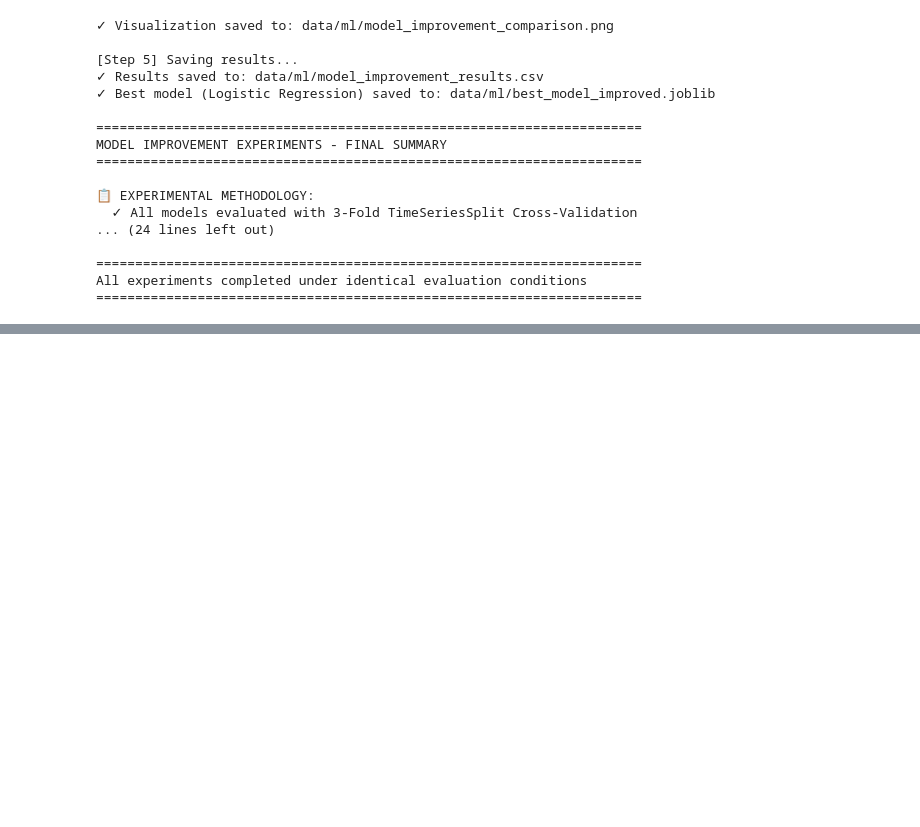
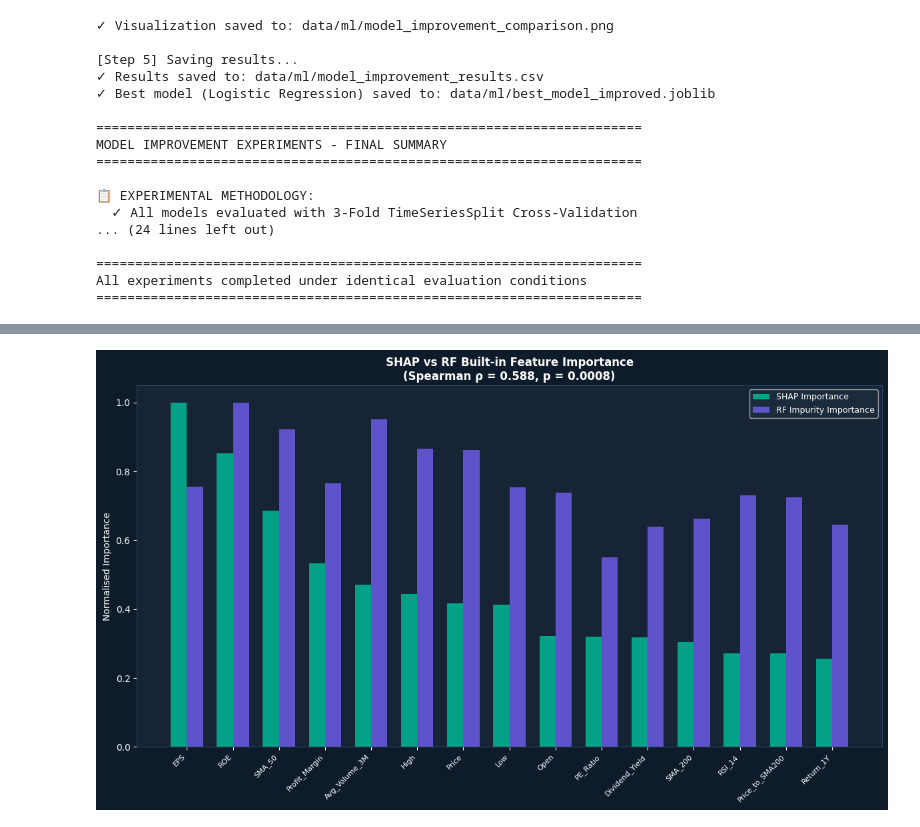
Before and after one commit to EugeneTan9/FYP_Financial_Advisor_Bot, a Jupyter notebook: FYP_Model_Improvement.ipynb, the cells around one changed output, grey strips where cells are left out. Drawn from its saved outputs; the diff is of its cells as text; code cells hidden in the pictures; blank space fills up the shorter version.

```diff
--- a/FYP_Model_Improvement.ipynb
+++ b/FYP_Model_Improvement.ipynb
@@ -710,0 +1251,99 @@ All experiments completed under identical evaluation conditions
+# %%
+# ============================================
+# STEP 6: SHAP vs RF FEATURE IMPORTANCE
+#         COMPARISON
+# ============================================
+# Compares SHAP's model-derived importance
+# against Random Forest's built-in impurity-based
+# feature importance — a key analysis for the report.
+# ============================================
+
+print("\n[Step 6] Comparing SHAP vs RF feature importance...")
+
+# Load RF built-in importance (saved in FYP_Development.ipynb)
+rf_importance_path = 'data/ml/feature_importance.csv'
+if os.path.exists(rf_importance_path):
+    rf_imp_df = pd.read_csv(rf_importance_path)
+    # Standardise column names
+    if 'Importance' not in rf_imp_df.columns:
+        rf_imp_df.columns = ['Feature', 'Importance']
+else:
+    # Recompute from model
+    rf_imp_df = pd.DataFrame({
+        'Feature':    feature_cols,
+        'Importance': rf_model.feature_importances_
+    })
+
+# Merge with SHAP importance
+comparison_df = feature_importance_shap.rename(
+    columns={'Mean_Abs_SHAP': 'SHAP_Importance'}).merge(
+    rf_imp_df.rename(columns={'Importance': 'RF_Importance'}),
+    on='Feature', how='inner'
+)
+
+# Normalise both to [0, 1] for fair comparison
+comparison_df['SHAP_Norm'] = (
+    comparison_df['SHAP_Importance'] /
+    comparison_df['SHAP_Importance'].max()
+)
+comparison_df['RF_Norm'] = (
+    comparison_df['RF_Importance'] /
+    comparison_df['RF_Importance'].max()
+)
+
+# Rank correlation
+from scipy.stats import spearmanr
+corr, pval = spearmanr(
+    comparison_df['SHAP_Importance'],
+    comparison_df['RF_Importance']
+)
+print(f"\n  Spearman rank correlation: {corr:.4f}  (p={pval:.4f})")
+if corr > 0.8:
+    print("  ✓ High agreement — both methods identify similar features")
+elif corr > 0.5:
+    print("  ⚠ Moderate agreement — some differences in feature ranking")
+else:
+    print("  ✗ Low agreement — SHAP reveals different patterns than RF importance")
+
+# Plot comparison
+top_n = 15
+top_feats_comp = comparison_df.nlargest(top_n, 'SHAP_Importance')
+
+fig, ax = plt.subplots(figsize=(12, 7))
+fig.patch.set_facecolor(DARK_BG)
+ax.set_facecolor(CARD_BG)
+
+x      = np.arange(len(top_feats_comp))
+width  = 0.35
+bars1  = ax.bar(x - width/2, top_feats_comp['SHAP_Norm'],
+                width, label='SHAP Importance',
+                color='#00b894', alpha=0.85)
+bars2  = ax.bar(x + width/2, top_feats_comp['RF_Norm'],
+                width, label='RF Impurity Importance',
+                color='#6c5ce7', alpha=0.85)
+
+ax.set_xticks(x)
+ax.set_xticklabels(top_feats_comp['Feature'],
+                   rotation=45, ha='right', color='white', fontsize=8)
+ax.set_ylabel('Normalised Importance', color='white', fontsize=10)
+ax.set_title(
+    f'SHAP vs RF Built-in Feature Importance\n'
+    f'(Spearman ρ = {corr:.3f}, p = {pval:.4f})',
+    color='white', fontweight='bold', fontsize=12
+)
+ax.legend(facecolor='#1e2d3d', labelcolor='white', fontsize=9)
+ax.tick_params(colors='white')
+ax.spines[:].set_color('#2d4a63')
+
+plt.tight_layout()
+plt.savefig('data/ml/shap/shap_vs_rf_importance.png',
+            dpi=150, bbox_inches='tight', facecolor=DARK_BG)
+plt.show()
+print("✓ Saved: data/ml/shap/shap_vs_rf_importance.png")
+
+# Save comparison table
+comparison_df.sort_values(
+    'SHAP_Importance', ascending=False
+).to_csv('data/ml/shap/shap_vs_rf_comparison.csv', index=False)
+print("✓ Saved: data/ml/shap/shap_vs_rf_comparison.csv")
+# %% [output]
@@ -710,0 +1354 @@ All experiments completed under identical evaluation conditions
+[figure, added]
```
Also changed, not shown: parts of 8 cells of this notebook, 23 other files.
